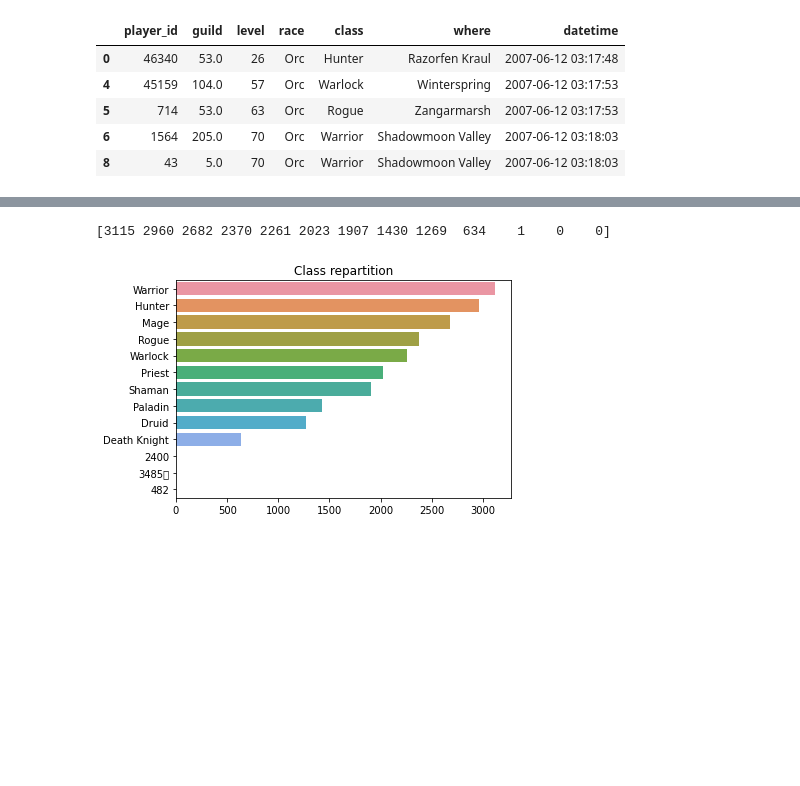
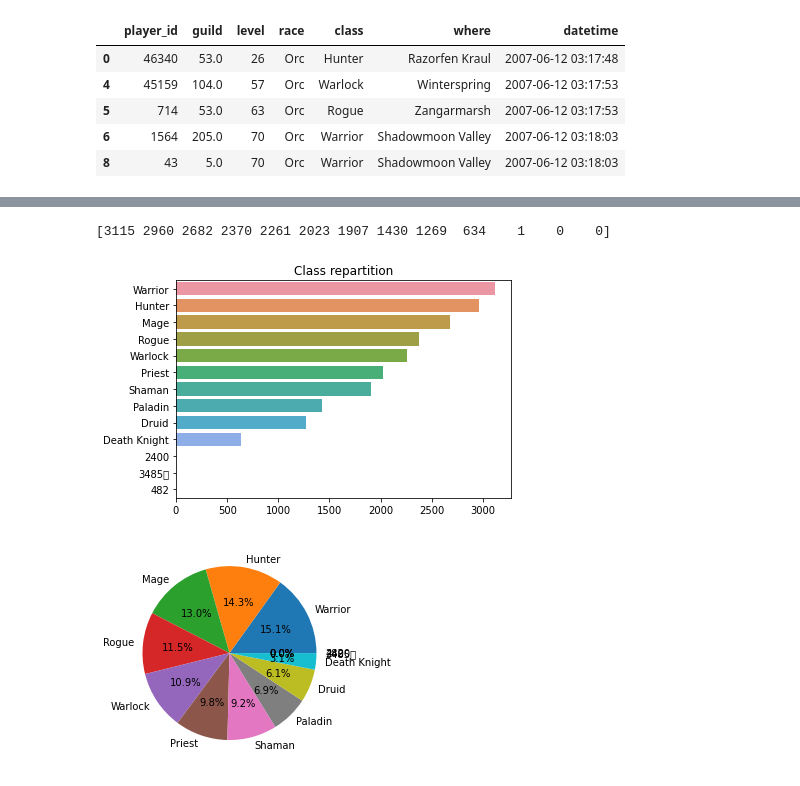
Before and after one commit to PierreVauterin/dataScience, a Jupyter notebook: wowDataAnalysis.ipynb, the cells around one changed output, grey strips where cells are left out. Drawn from its saved outputs; the diff is of its cells as text; code cells hidden in the pictures; blank space fills up the shorter version.

```diff
--- a/wowDataAnalysis.ipynb
+++ b/wowDataAnalysis.ipynb
@@ -48,11 +57,16 @@ plt.show()
 # %%
 print(uniquePlayerData["class"].value_counts().values)
 sns.barplot(uniquePlayerData,y=uniquePlayerData["class"].value_counts().index,x=uniquePlayerData["class"].value_counts().values,order = uniquePlayerData["class"].value_counts().index)
 plt.title("Class repartition")
 plt.show()
+
+plt.pie(uniquePlayerData["class"].value_counts().values, labels = uniquePlayerData["class"].value_counts().index,autopct='%1.1f%%')
+plt.plot("Pie chart of class repartition")
+plt.show()
 # %% [output]
 [3115 2960 2682 2370 2261 2023 1907 1430 1269  634    1    0    0]
 [figure]
+[figure, added]
 # %% [markdown]
 What do we learn by watching the class repartition? First, the most popular class is Warrior, which was predictable as it is the most basic class choice. It is most likely going to be the same on the Alliance side. Then, the least popular class is the Death Knight, which was also predictable, for two reasons: this is the latest class, added in the latest expansion (Wrath of the Lich King), and to create a Death Knight, the player has to have a character level 55 or above, which requires some playtime on another character. <br />
 
```
Also changed, not shown: parts of 3 cells of this notebook.
